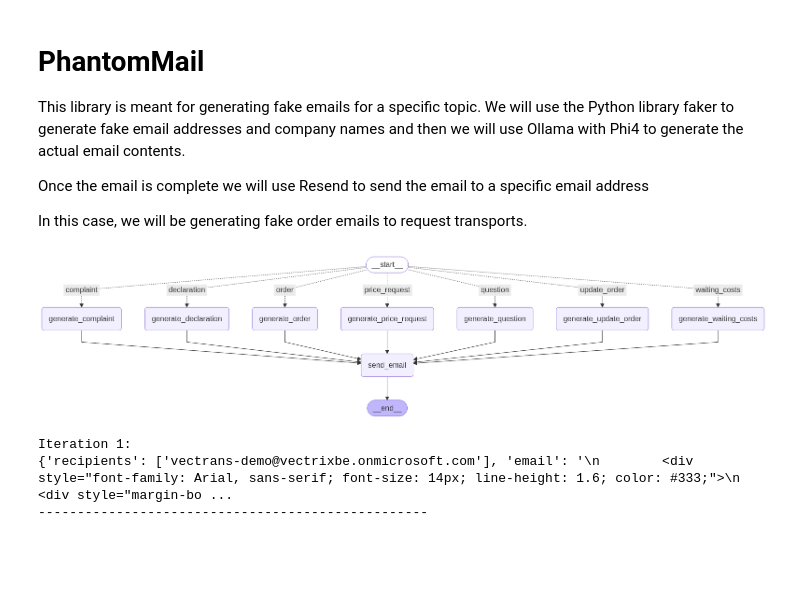
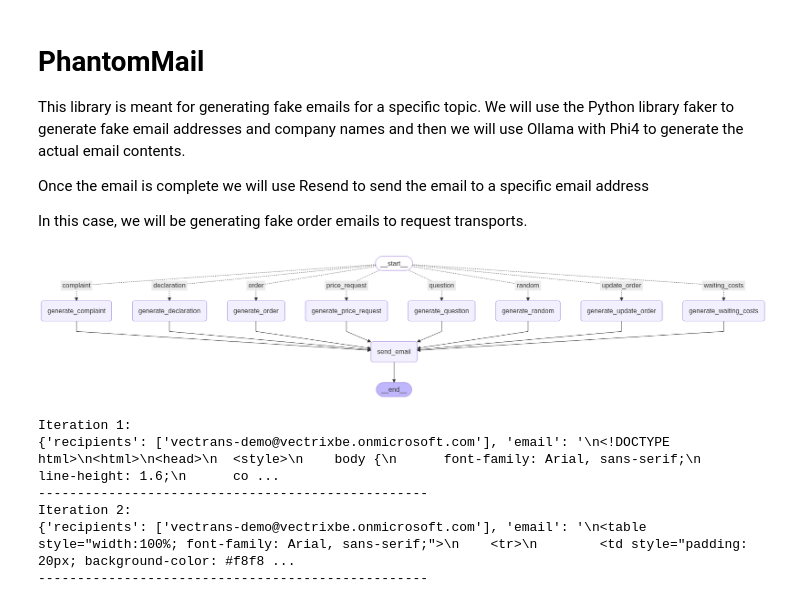
Before and after one commit to bselleslagh/PhantomMail, a Jupyter notebook: examples/usage.ipynb, the cells around one changed output. Cells and saved outputs as stored; diff of their text form; code cells hidden in the pictures; blank space fills up the shorter version.

Commit message:
Add random promotional email generator and integrate into email graph

```diff
--- a/examples/usage.ipynb
+++ b/examples/usage.ipynb
@@ -8,32 +8,35 @@ In this case, we will be generating fake order emails to request transports.
 # %%
 import nest_asyncio
 nest_asyncio.apply()
 
 from IPython.display import Markdown, display, Image
 from dotenv import load_dotenv
 from phantommail.graphs import graph
 import os
 
 
 
 load_dotenv()
 
 
 display(Image(graph.get_graph().draw_mermaid_png()))
 
 config = {"configurable": {"sender": os.environ["SENDER_EMAIL"]}}
 
 
-for i in range(1):
-    response = await graph.ainvoke({'recipients': ['vectrans-demo@vectrixbe.onmicrosoft.com'], 'email_type': 'order'}, config=config)
+for i in range(2):
+    response = await graph.ainvoke({'recipients': ['vectrans-demo@vectrixbe.onmicrosoft.com'], 'email_type': 'random'}, config=config)
     print(f"Iteration {i+1}:")
     print(response)
     print("-" * 50)
 # %% [output]
-[figure, old version]
+[figure, new version]
 Iteration 1:
-{'recipients': ['vectrans-demo@vectrixbe.onmicrosoft.com'], 'email': '\n        <div style="font-family: Arial, sans-serif; font-size: 14px; line-height: 1.6; color: #333;">\n    <div style="margin-bo ...
+{'recipients': ['vectrans-demo@vectrixbe.onmicrosoft.com'], 'email': '\n<!DOCTYPE html>\n<html>\n<head>\n  <style>\n    body {\n      font-family: Arial, sans-serif;\n      line-height: 1.6;\n      co ...
 --------------------------------------------------
+Iteration 2:
+{'recipients': ['vectrans-demo@vectrixbe.onmicrosoft.com'], 'email': '\n<table style="width:100%; font-family: Arial, sans-serif;">\n    <tr>\n        <td style="padding: 20px; background-color: #f8f8 ...
+--------------------------------------------------
 # %%
 import pandas as pd
 
```
Also changed, not shown: 3 other files.
